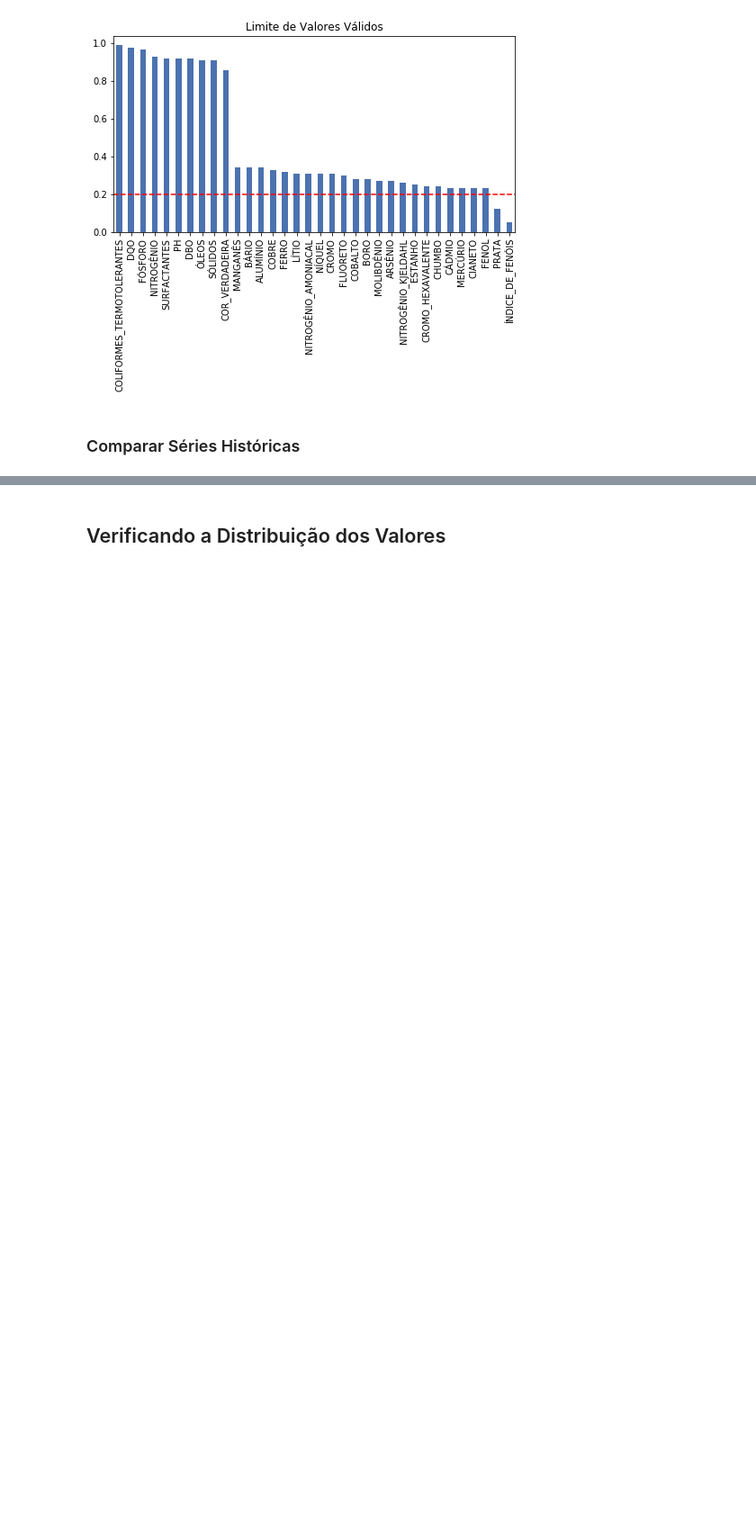
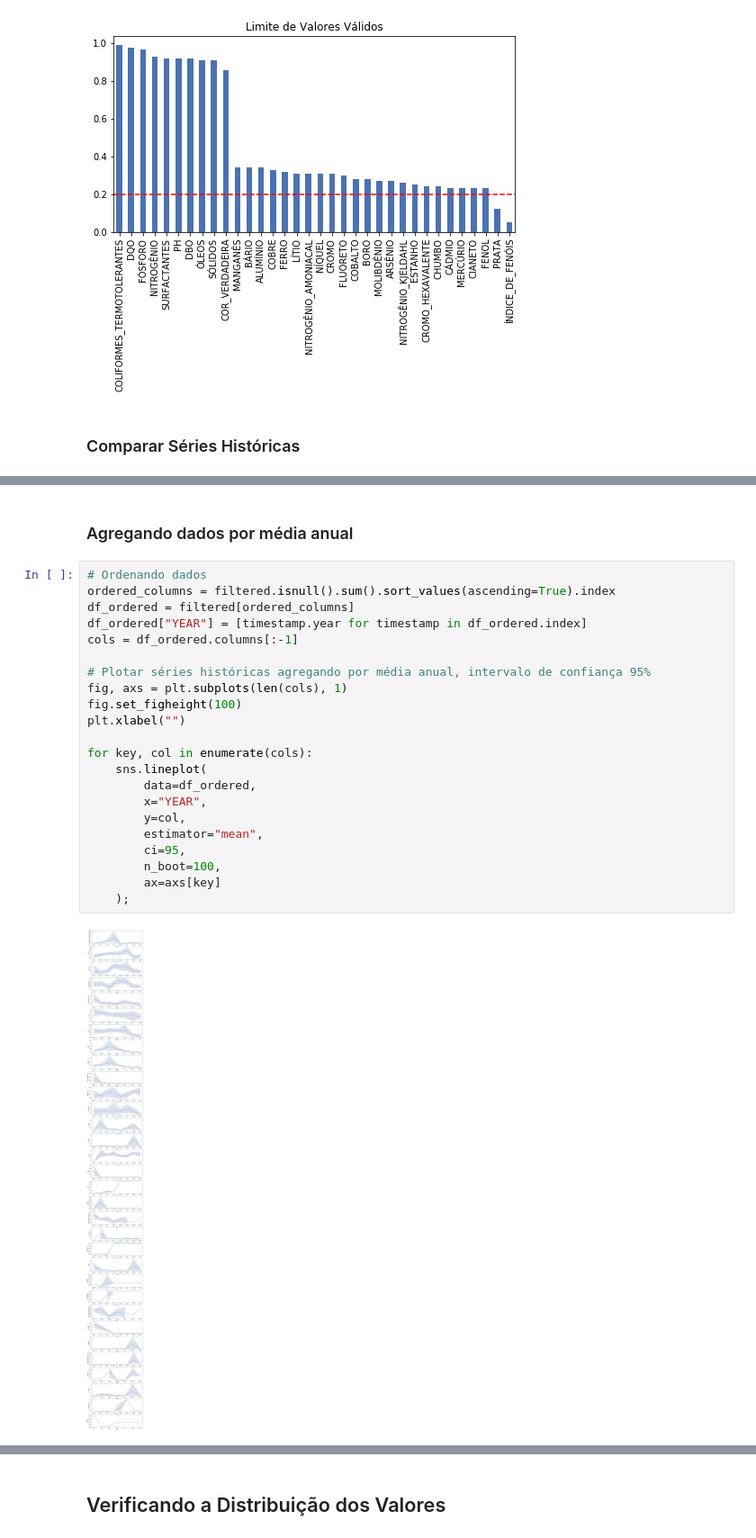
Before and after one commit to vcwild/wtp-datasets, a Jupyter notebook: EDA.ipynb, the cells around one changed output, grey strips where cells are left out. Shown at 90% size. Drawn from its saved outputs; the diff is of its cells as text; blank space fills up the shorter version.

```diff
--- a/EDA.ipynb
+++ b/EDA.ipynb
@@ -102,3 +104,29 @@ plt.title("Limite de Valores Válidos");
 df[percentage.index].plot(subplots=True, figsize=(10, 30));
 # %% [output]
 [figure]
+# %% [markdown]
+### Agregando dados por média anual
+# %%
+# Ordenando dados
+ordered_columns = filtered.isnull().sum().sort_values(ascending=True).index
+df_ordered = filtered[ordered_columns]
+df_ordered["YEAR"] = [timestamp.year for timestamp in df_ordered.index]
+cols = df_ordered.columns[:-1]
+
+# Plotar séries históricas agregando por média anual, intervalo de confiança 95%
+fig, axs = plt.subplots(len(cols), 1)
+fig.set_figheight(100)
+plt.xlabel("")
+
+for key, col in enumerate(cols):
+    sns.lineplot(
+        data=df_ordered,
+        x="YEAR",
+        y=col,
+        estimator="mean",
+        ci=95,
+        n_boot=100,
+        ax=axs[key]
+    );
+# %% [output]
+[figure, added]
```
Also changed, not shown: parts of 12 cells of this notebook, 1 other file.
